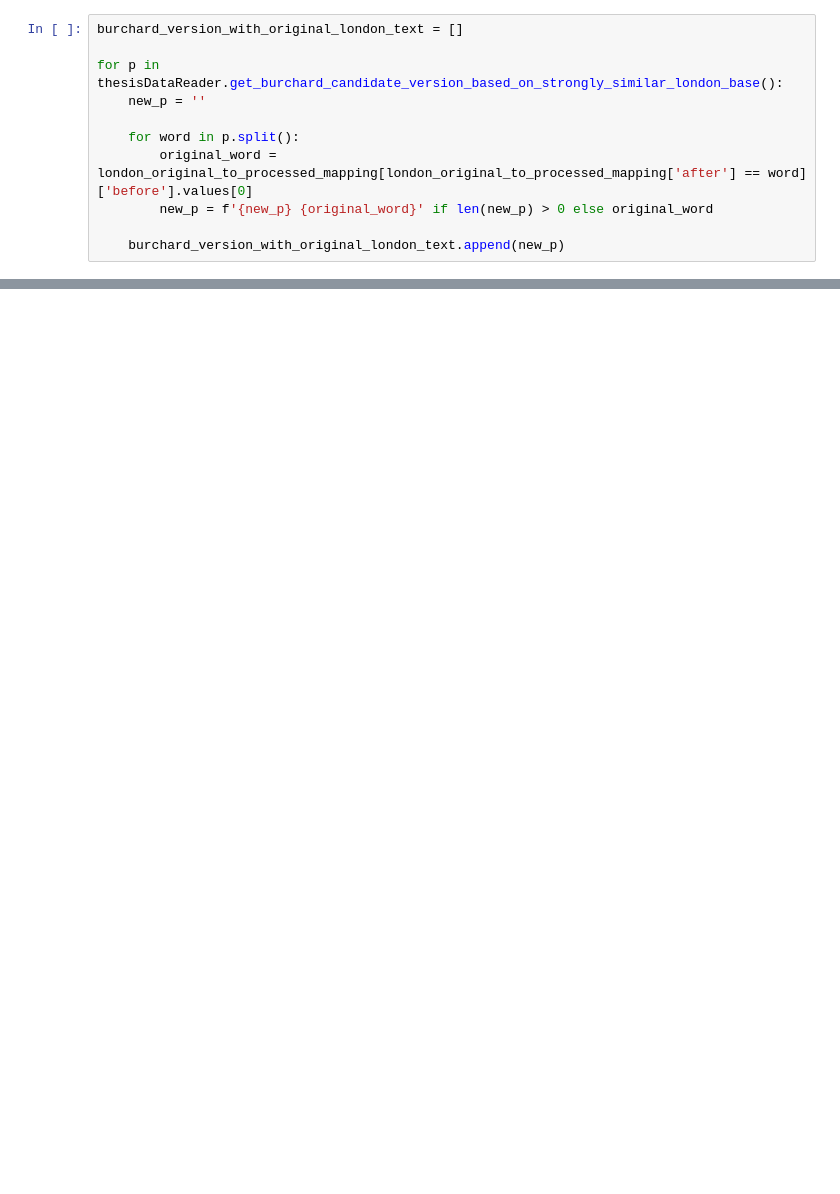
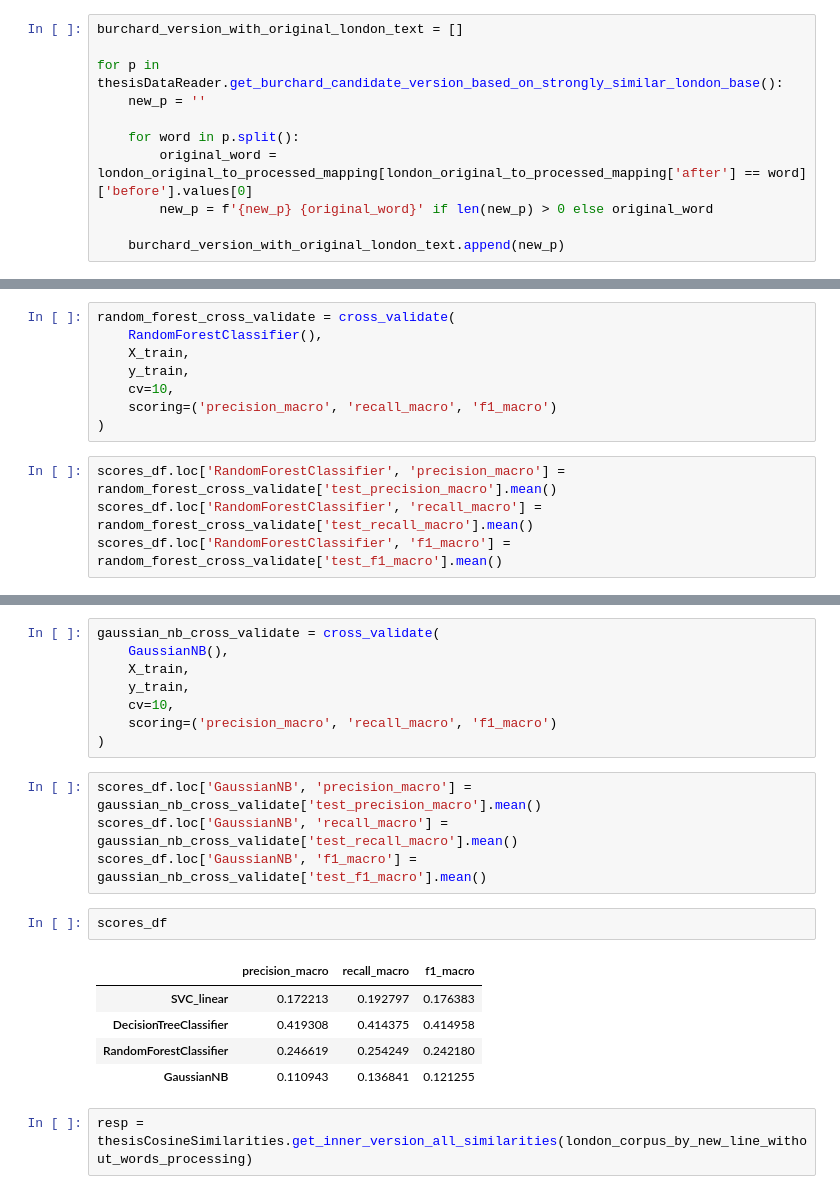
Before and after one commit to sashaaKr/thesis, a Jupyter notebook: notebooks/preparation_for_26.6.ipynb, the cells around one changed output, grey strips where cells are left out. Drawn from its saved outputs; the diff is of its cells as text; blank space fills up the shorter version.

```diff
--- a/notebooks/preparation_for_26.6.ipynb
+++ b/notebooks/preparation_for_26.6.ipynb
@@ -111,0 +240,12 @@ burchard_version_with_original_london_text
+# %%
+random_forest_cross_validate = cross_validate(
+    RandomForestClassifier(),
+    X_train,
+    y_train,
+    cv=10,
+    scoring=('precision_macro', 'recall_macro', 'f1_macro')
+)
+# %%
+scores_df.loc['RandomForestClassifier', 'precision_macro'] = random_forest_cross_validate['test_precision_macro'].mean()
+scores_df.loc['RandomForestClassifier', 'recall_macro'] = random_forest_cross_validate['test_recall_macro'].mean()
+scores_df.loc['RandomForestClassifier', 'f1_macro'] = random_forest_cross_validate['test_f1_macro'].mean()
@@ -111,0 +279,22 @@ burchard_version_with_original_london_text
+# %%
+gaussian_nb_cross_validate = cross_validate(
+    GaussianNB(),
+    X_train,
+    y_train,
+    cv=10,
+    scoring=('precision_macro', 'recall_macro', 'f1_macro')
+)
+# %%
+scores_df.loc['GaussianNB', 'precision_macro'] = gaussian_nb_cross_validate['test_precision_macro'].mean()
+scores_df.loc['GaussianNB', 'recall_macro'] = gaussian_nb_cross_validate['test_recall_macro'].mean()
+scores_df.loc['GaussianNB', 'f1_macro'] = gaussian_nb_cross_validate['test_f1_macro'].mean()
+# %%
+scores_df
+# %% [output]
+|  | precision_macro | recall_macro | f1_macro |
+| SVC_linear | 0.172213 | 0.192797 | 0.176383 |
+| DecisionTreeClassifier | 0.419308 | 0.414375 | 0.414958 |
+| RandomForestClassifier | 0.246619 | 0.254249 | 0.242180 |
+| GaussianNB | 0.110943 | 0.136841 | 0.121255 |
+# %%
+resp = thesisCosineSimilarities.get_inner_version_all_similarities(london_corpus_by_new_line_without_words_processing)
```
Also changed, not shown: parts of 23 cells of this notebook, 1 other file.
